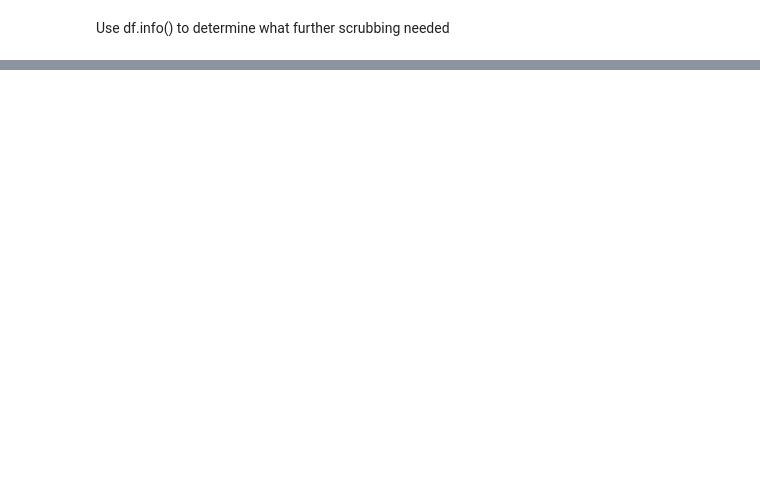
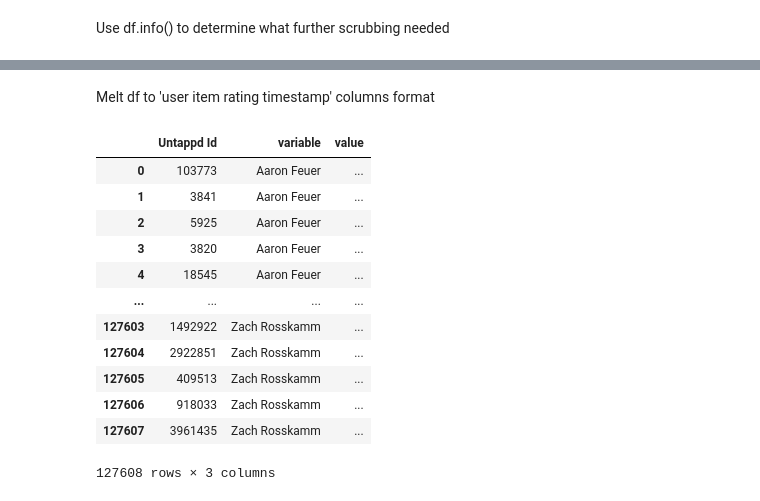
Before and after one commit to blantj/beer_tasting_recommender_system, a Jupyter notebook: Modeling.ipynb, the cells around one changed output, grey strips where cells are left out. Cells and saved outputs as stored; diff of their text form; code cells hidden in the pictures; blank space fills up the shorter version.

```diff
--- a/Modeling.ipynb
+++ b/Modeling.ipynb
@@ -78,0 +122,19 @@ memory usage: 547.3+ KB
+# %% [markdown]
+Melt df to 'user item rating timestamp' columns format
+# %%
+value_vars = list(df.iloc[:, :-2])
+df.melt(id_vars=['Untappd Id'], value_vars=value_vars)
+# %% [output]
+|  | Untappd Id | variable | value |
+| 0 | 103773 | Aaron Feuer | ... |
+| 1 | 3841 | Aaron Feuer | ... |
+| 2 | 5925 | Aaron Feuer | ... |
+| 3 | 3820 | Aaron Feuer | ... |
+| 4 | 18545 | Aaron Feuer | ... |
+| ... | ... | ... | ... |
+| 127603 | 1492922 | Zach Rosskamm | ... |
+| 127604 | 2922851 | Zach Rosskamm | ... |
+| 127605 | 409513 | Zach Rosskamm | ... |
+| 127606 | 918033 | Zach Rosskamm | ... |
+| 127607 | 3961435 | Zach Rosskamm | ... |
+127608 rows × 3 columns
```
Also changed, not shown: parts of 9 cells of this notebook, 1 other file.
